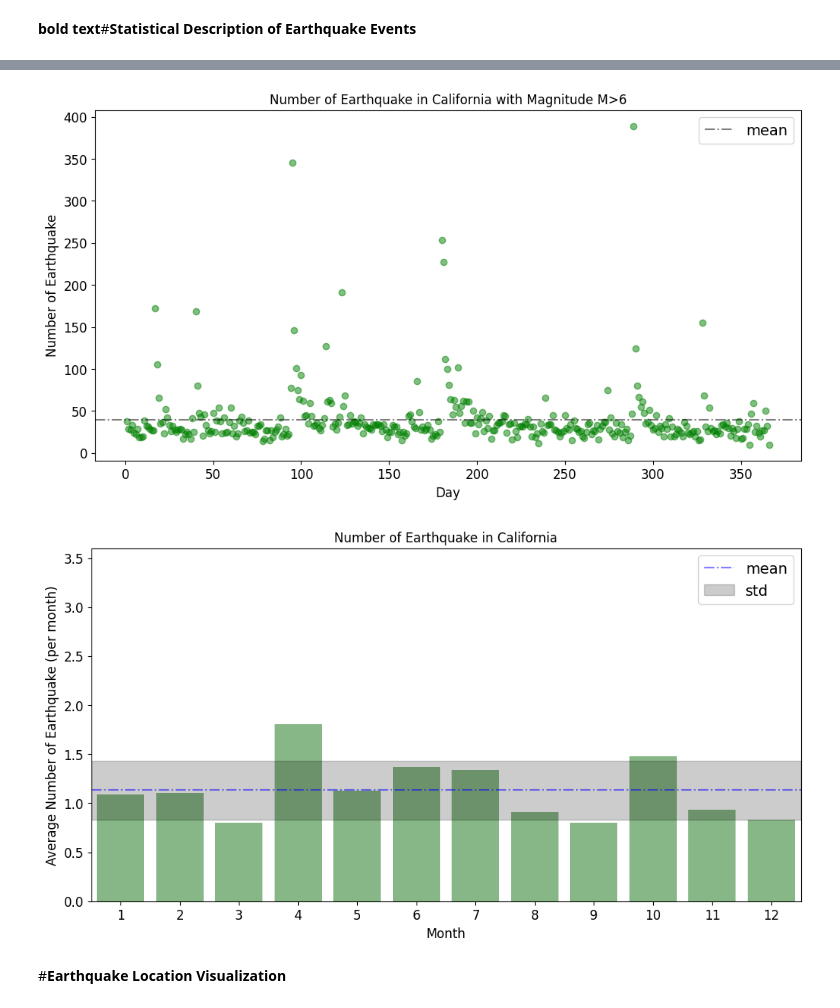
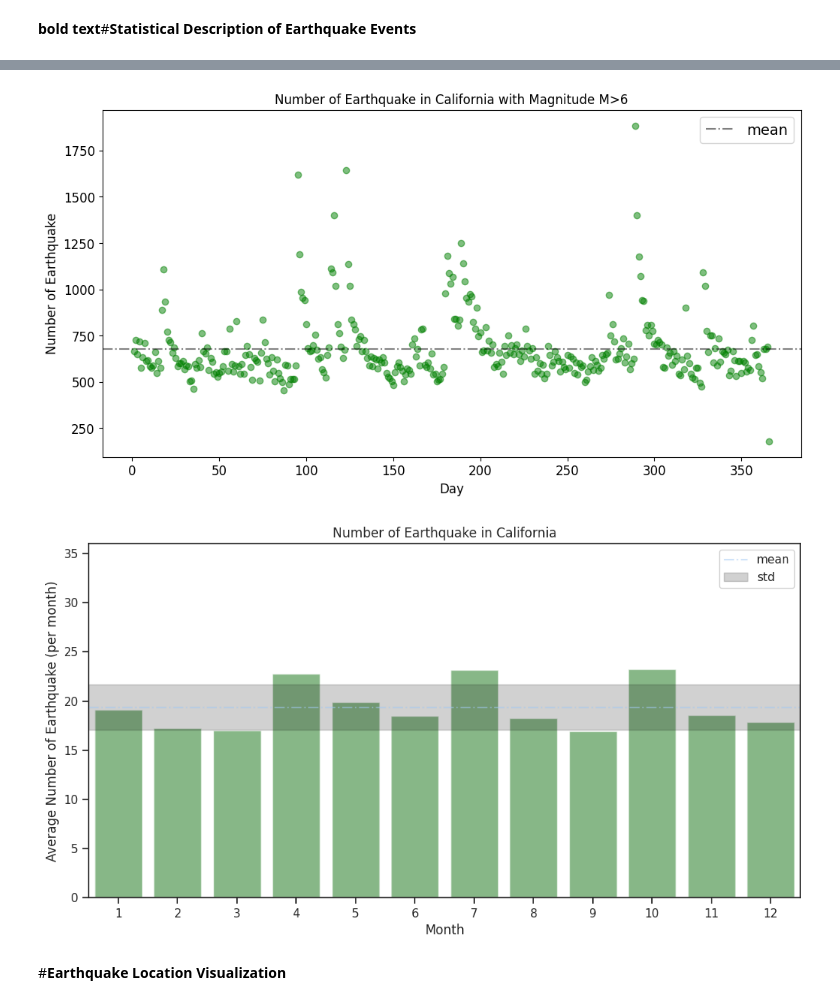
Before and after one commit to arifadli/Exploratory-Data-Analysis, a Jupyter notebook: Earthquake Research/EDA - California Earthquake.ipynb, the cells around one changed output, grey strips where cells are left out. Saved outputs shown, nothing was run; the diff lists cells and outputs as text; code cells hidden in the pictures.

```diff
--- a/Earthquake Research/EDA - California Earthquake.ipynb
+++ b/Earthquake Research/EDA - California Earthquake.ipynb
@@ -49,21 +49,18 @@ from mycolorpy import colorlist as mcp
 # %% [markdown]
 #**Read Dataset**
 # %%
-#dataset = "https://raw.githubusercontent.com/arifadli/DatasetRepository/main/Disertation/California/usgs_california_1952_2022.csv"
-#df = pd.read_csv(dataset)
-#df.head(10)
-
 dataset = "https://raw.githubusercontent.com/arifadli/DatasetRepository/main/Disertation/California/usgs_california_1968_2018.csv"
 df = pd.read_csv(dataset)
 df.head(15)
 
 # Konversi kolom 'time' ke format datetime
-#df['time'] = pd.to_datetime(df['time'])
+df['time'] = pd.to_datetime(df['time'])
 
-# Seleksi data hanya untuk tahun 1972 - 2022
-#df_selected = df[(df['time'].dt.year >= 1972) & (df['time'].dt.year <= 2022)]
+# Seleksi data hanya untuk tahun 1968 - 2018
+df_selected = df[(df['time'].dt.year >= 1968) & (df['time'].dt.year <= 2018)]
 
 # Tampilkan lima baris pertama dari data terpilih
-#df_selected.head(5)
+df = df_selected
+df.head(5)
 # %% [output]
 |  | time | latitude | longitude | depth | mag | magType | nst | gap | dmin | rms | ... | ... |
@@ -86,14 +72,0 @@ df.head(15)
-# %%
-import pandas as pd
-from datetime import datetime
-
-# Load dataset
-dataset = "https://raw.githubusercontent.com/arifadli/DatasetRepository/main/Disertation/California/usgs_california_1968_2018.csv"
-df = pd.read_csv(dataset)
-
-# Filter hanya untuk magnitudo >= 3
-df_filtered = df[df['mag'] >= 3.0]
-
-# Tampilkan hasil
-df = df_filtered
-df.head(10)
@@ -112,0 +73,7 @@ df.head(10)
+# %%
+# Mengambil hanya kolom yang diinginkan
+selected_columns = ['time', 'latitude', 'longitude', 'depth', 'mag', 'magType', 'net', 'id', 'updated', 'type', 'status', 'locationSource', 'magSource']
+df_selected_columns = df[selected_columns]
+
+# Menampilkan DataFrame yang hanya berisi kolom yang dipilih
+df_selected_columns.head(10)
@@ -113,3 +92,5 @@ df.head(10)
+# %%
+df = df_selected_columns
 # %% [markdown]
 #**Feature Description**
 # %%
@@ -281,31 +283,31 @@ plt.title('Number of Earthquake in California with Magnitude M>6')
 plt.legend()
 plt.show()
 # %% [output]
-[figure, old version]
+[figure, new version]
 # %%
 # Array of month lengths
 month_length = np.array([31,28,31,30,31,30,31,31,30,31,30,31])
 # Sort by month index
 month_sort = month_tot.sort_index()
 # Normalize by the length of the month
 month_norm = month_sort.values / (month_length*(2017-1983+1))
 
 # Plot (including daily average and the deviation)
 plt.figure(figsize=(12,6))
 
 ax = sns.barplot(x=month_sort.index, y=month_norm, alpha=0.5, color='green')
-ax.set_ylim([0, 3.6])
+ax.set_ylim([0, 36])
 plt.axhline(y=np.mean(month_norm), color='b', linestyle='-.',
             alpha=0.5, label='mean')
 plt.axhspan(np.mean(month_norm)-np.std(month_norm),
             np.mean(month_norm)+np.std(month_norm),
             color='k', alpha=0.2, label='std')
 plt.ylabel('Average Number of Earthquake (per month)'), plt.xlabel('Month')
 plt.title('Number of Earthquake in California')
 plt.legend()
 plt.show()
 # %% [output]
-[figure, old version]
+[figure, new version]
 # %% [markdown]
 #**Earthquake Location Visualization**
 # %%
```
Also changed, not shown: parts of 12 cells of this notebook, 2 other files.
